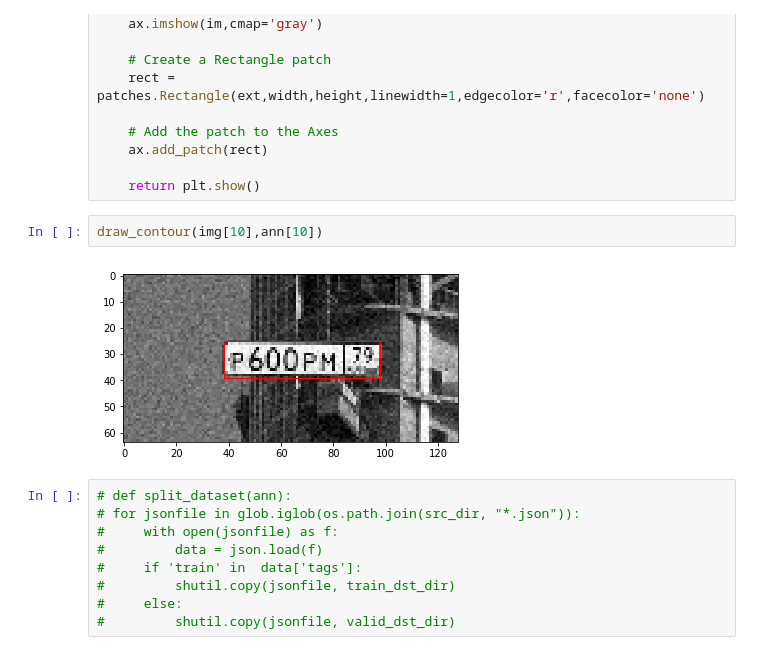
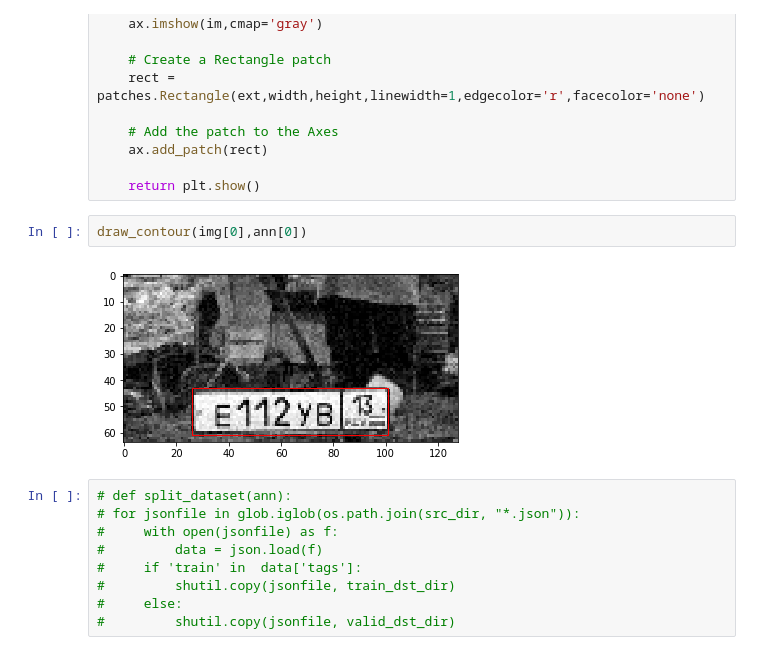
Before and after one commit to tanmaypandey7/License-Plate-Detection-MRCNN, a Jupyter notebook: run.ipynb, the cells around one changed output. Cells and saved outputs as stored; diff of their text form.

```diff
--- a/run.ipynb
+++ b/run.ipynb
@@ -56,9 +62,9 @@ def draw_contour(img,file):
 
     return plt.show()
 # %%
-draw_contour(img[10],ann[10])
+draw_contour(img[0],ann[0])
 # %% [output]
-[figure, old version]
+[figure, new version]
 # %%
 # def split_dataset(ann):
 # for jsonfile in glob.iglob(os.path.join(src_dir, "*.json")):
```
Also changed, not shown: parts of 17 cells of this notebook.
